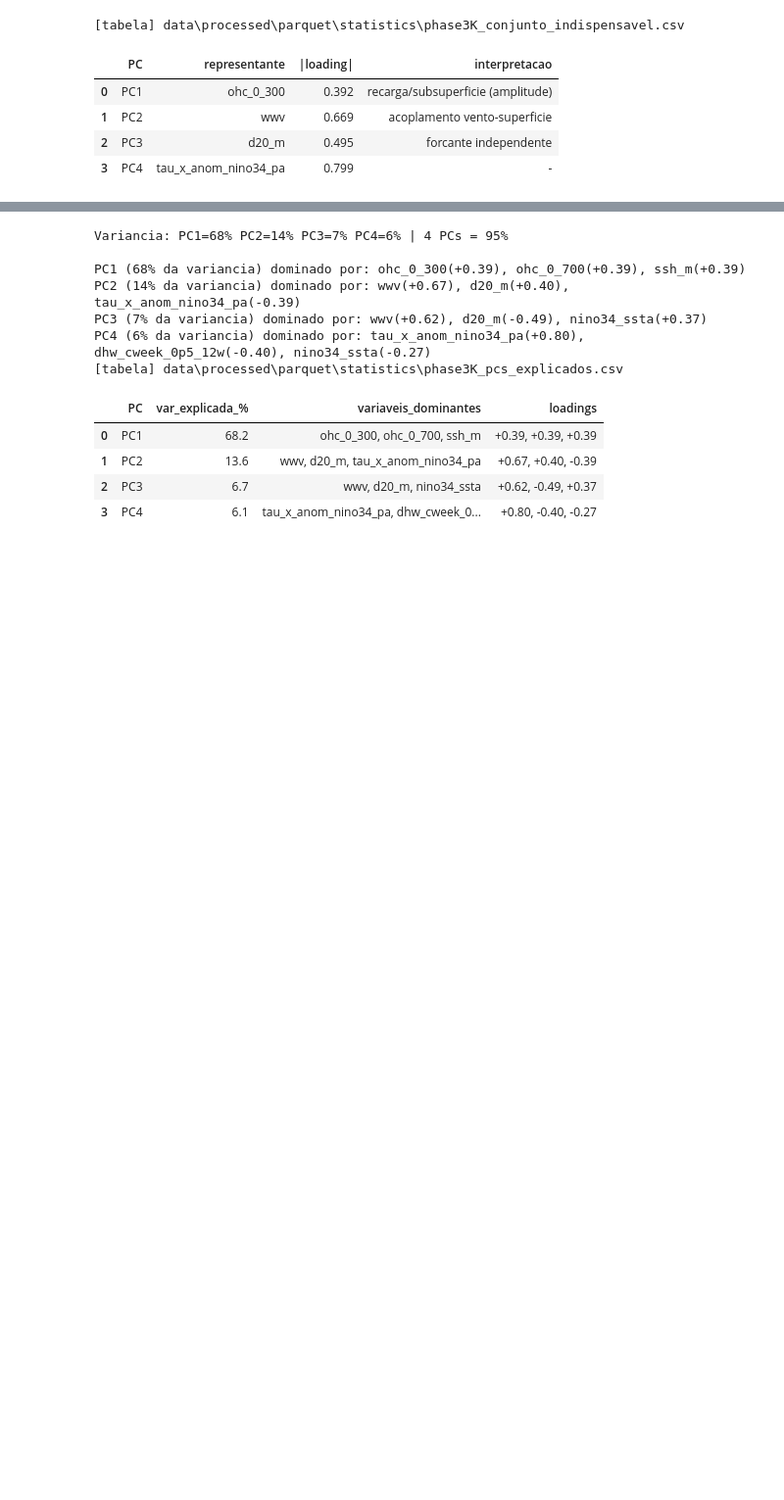
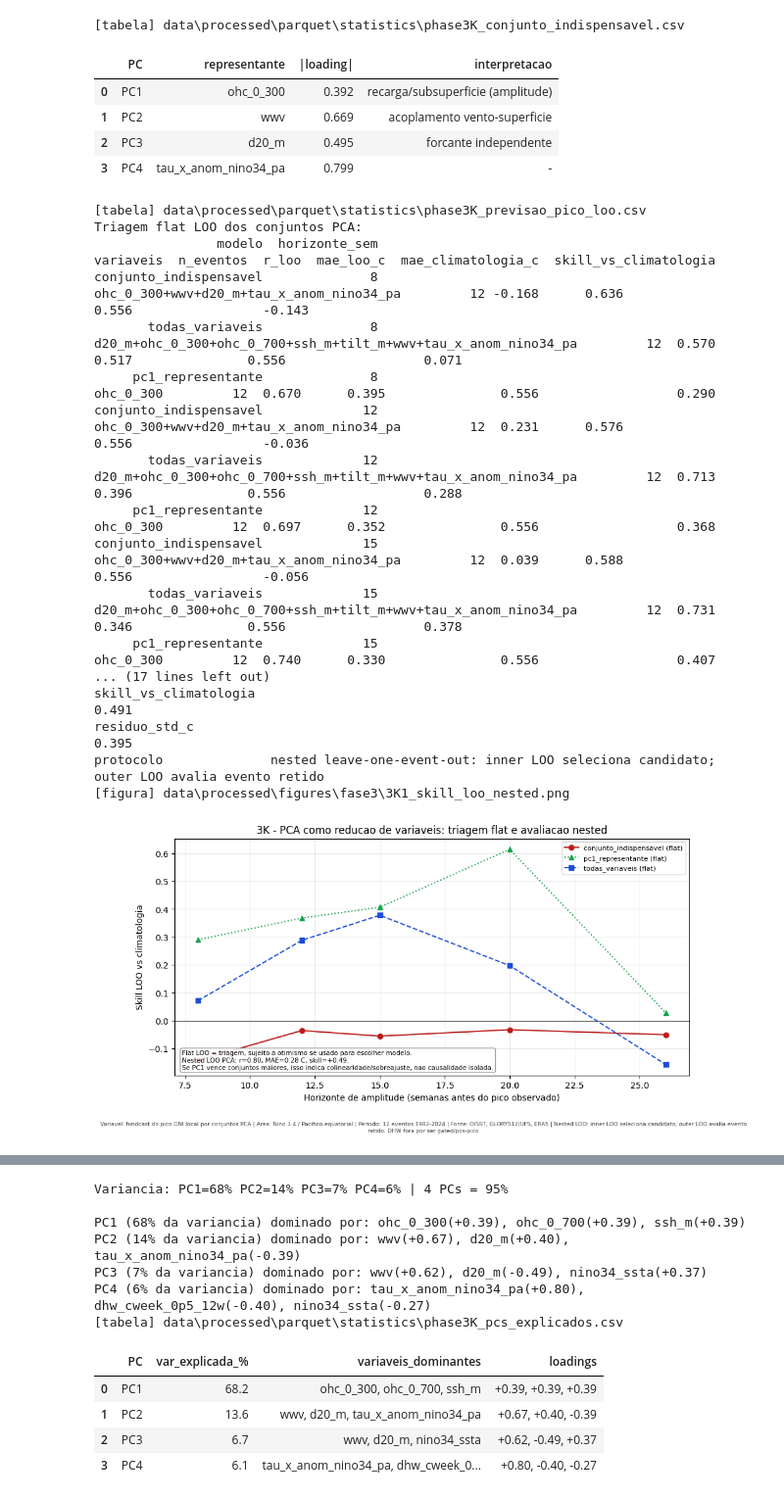
Before and after one commit to thiago-vilar/Nino26, a Jupyter notebook: notebooks/fase3/3K_pca_crescimento.ipynb, the cells around one changed output, grey strips where cells are left out. Shown at 98% size. Cells and saved outputs as stored; diff of their text form; code cells hidden in the pictures; blank space fills up the shorter version.

```diff
--- a/notebooks/fase3/3K_pca_crescimento.ipynb
+++ b/notebooks/fase3/3K_pca_crescimento.ipynb
@@ -65,6 +65,77 @@ ind
 | 1 | PC2 | wwv | 0.669 | acoplamento vento-superficie |
 | 2 | PC3 | d20_m | 0.495 | forcante independente |
 | 3 | PC4 | tau_x_anom_nino34_pa | 0.799 | - |
+# %%
+# Validacao preditiva do conjunto PCA: flat LOO como triagem + nested LOO como avaliacao defensavel.
+# O objetivo do 3K nao e declarar previsao operacional; e testar se a reducao PCA perde ou nao sinal preditivo.
+ev_h = u.events_noaa()
+MINSET = list(ind['representante'])
+FULLSET = [v for v in GROW if v not in ('nino34_ssta', 'dhw_cweek_0p5_12w')]
+HORIZ = [8, 12, 15, 20, 26]
+rows = []
+for H in HORIZ:
+    for nome, vs in [('conjunto_indispensavel', MINSET), ('todas_variaveis', FULLSET), ('pc1_representante', [ind.iloc[0]['representante']])]:
+        _, met = u.loo_peak_hindcast(w, ev_h, {v: H for v in vs})
+        met.update({'modelo': nome, 'horizonte_sem': H, 'variaveis': '+'.join(vs)})
+        rows.append(met)
+val = pd.DataFrame(rows)[['modelo','horizonte_sem','variaveis','n_eventos','r_loo','mae_loo_c','mae_climatologia_c','skill_vs_climatologia']]
+u.save_table(val, 'phase3K_previsao_pico_loo.csv', index=False)
+print('Triagem flat LOO dos conjuntos PCA:')
+print(val.to_string(index=False))
+
+pca_candidates = []
+for H in HORIZ:
+    for nome, vs, racional in [
+        ('pca_minimo', MINSET, 'representante de cada PC ate 90%'),
+        ('pc1_representante', [ind.iloc[0]['representante']], 'representante do eixo dominante de recarga'),
+        ('pca_completo_sem_ssta_dhw', FULLSET, 'todas variaveis de crescimento sem alvo/DHW'),
+    ]:
+        pca_candidates.append({
+            'modelo': f'{nome}_{H}w', 'familia': nome, 'horizonte_sem': H,
+            'variaveis': '+'.join(vs), 'n_preditores': len(vs), 'racional': racional,
+            'spec': {v: H for v in vs},
+        })
+nested_pca_res, nested_pca_met, nested_pca_sel = u.nested_loo_peak_hindcast(w, ev_h, pca_candidates)
+u.save_table(nested_pca_res, 'phase3K_previsao_pico_nested_loo_eventos.csv', index=False)
+u.save_table(pd.DataFrame([nested_pca_met]), 'phase3K_previsao_pico_nested_loo_metricas.csv', index=False)
+u.save_table(nested_pca_sel, 'phase3K_previsao_pico_nested_loo_selecao.csv', index=False)
+print('\nNested LOO do protocolo PCA:')
+print(pd.DataFrame([nested_pca_met]).T.to_string())
+
+fig, ax = plt.subplots(figsize=(10.8, 5.0))
+estilo = {'conjunto_indispensavel': ('#b91c1c', 'o-'), 'todas_variaveis': ('#1d4ed8', 's--'), 'pc1_representante': ('#16a34a', '^:')}
+for nome, sub in val.groupby('modelo'):
+    c, fmt = estilo.get(nome, ('#6b7280', 'o-'))
+    ax.plot(sub['horizonte_sem'], sub['skill_vs_climatologia'], fmt, color=c, label=f'{nome} (flat)')
+ax.axhline(0, color='k', lw=.8)
+ax.set_xlabel('Horizonte de amplitude (semanas antes do pico observado)')
+ax.set_ylabel('Skill LOO vs climatologia')
+ax.set_title('3K - PCA como reducao de variaveis: triagem flat e avaliacao nested')
+ax.legend(fontsize=8)
+ax.grid(alpha=.25)
+u.add_note(ax, f"Flat LOO = triagem, sujeito a otimismo se usado para escolher modelo.\nNested LOO PCA: r={nested_pca_met['r_nested_loo']:.2f}, MAE={nested_pca_met['mae_nested_loo_c']:.2f} C, skill={nested_pca_met['skill_vs_climatologia']:+.2f}.\nSe PC1 vence conjuntos maiores, isso indica colinearidade/sobreajuste, nao causalidade isolada.", loc='lower left')
+u.stamp_caption(fig, variavel='hindcast do pico ONI local por conjuntos PCA', area='Nino 3.4 / Pacifico equatorial', periodo='12 eventos 1982-2024', fonte='OISST, GLORYS12/UFS, ERA5', extra='Nested LOO: inner LOO seleciona candidato; outer LOO avalia evento retido. DHW fora por ser gated/pos-pico')
+u.save_fig(fig, '3K1_skill_loo_nested.png')
+plt.show()
+# %% [output]
+[tabela] data\processed\parquet\statistics\phase3K_previsao_pico_loo.csv
+Triagem flat LOO dos conjuntos PCA:
+                modelo  horizonte_sem                                                       variaveis  n_eventos  r_loo  mae_loo_c  mae_climatologia_c  skill_vs_climatologia
+conjunto_indispensavel              8                        ohc_0_300+wwv+d20_m+tau_x_anom_nino34_pa         12 -0.168      0.636               0.556                 -0.143
+       todas_variaveis              8 d20_m+ohc_0_300+ohc_0_700+ssh_m+tilt_m+wwv+tau_x_anom_nino34_pa         12  0.570      0.517               0.556                  0.071
+     pc1_representante              8                                                       ohc_0_300         12  0.670      0.395               0.556                  0.290
+conjunto_indispensavel             12                        ohc_0_300+wwv+d20_m+tau_x_anom_nino34_pa         12  0.231      0.576               0.556                 -0.036
+       todas_variaveis             12 d20_m+ohc_0_300+ohc_0_700+ssh_m+tilt_m+wwv+tau_x_anom_nino34_pa         12  0.713      0.396               0.556                  0.288
+     pc1_representante             12                                                       ohc_0_300         12  0.697      0.352               0.556                  0.368
+conjunto_indispensavel             15                        ohc_0_300+wwv+d20_m+tau_x_anom_nino34_pa         12  0.039      0.588               0.556                 -0.056
+       todas_variaveis             15 d20_m+ohc_0_300+ohc_0_700+ssh_m+tilt_m+wwv+tau_x_anom_nino34_pa         12  0.731      0.346               0.556                  0.378
+     pc1_representante             15                                                       ohc_0_300         12  0.740      0.330               0.556                  0.407
+... (17 lines left out)
+skill_vs_climatologia                                                                                      0.491
+residuo_std_c                                                                                              0.395
+protocolo              nested leave-one-event-out: inner LOO seleciona candidato; outer LOO avalia evento retido
+[figura] data\processed\figures\fase3\3K1_skill_loo_nested.png
+[figure, added]
 # %%
 # Scree remodelado: barras, acumulado e tabela interpretativa ao lado.
 fig, (ax, ax_tbl) = plt.subplots(1, 2, figsize=(13.2, 5.6), gridspec_kw={'width_ratios':[2.1, 1.2]})
```
Also changed, not shown: parts of 4 cells of this notebook, 17 other files.
